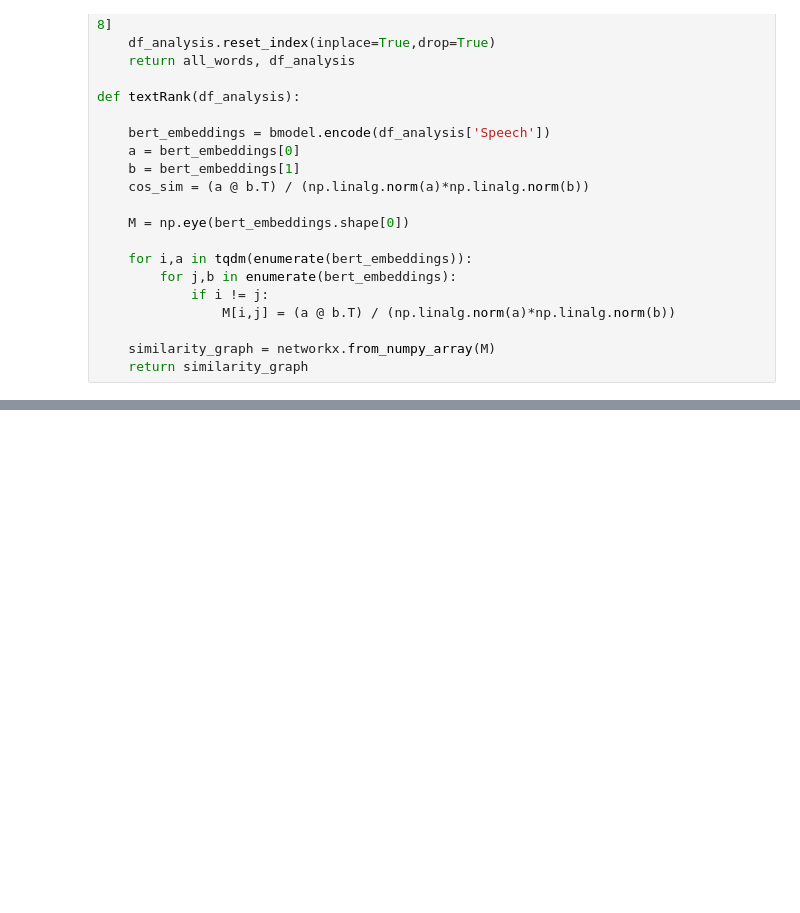
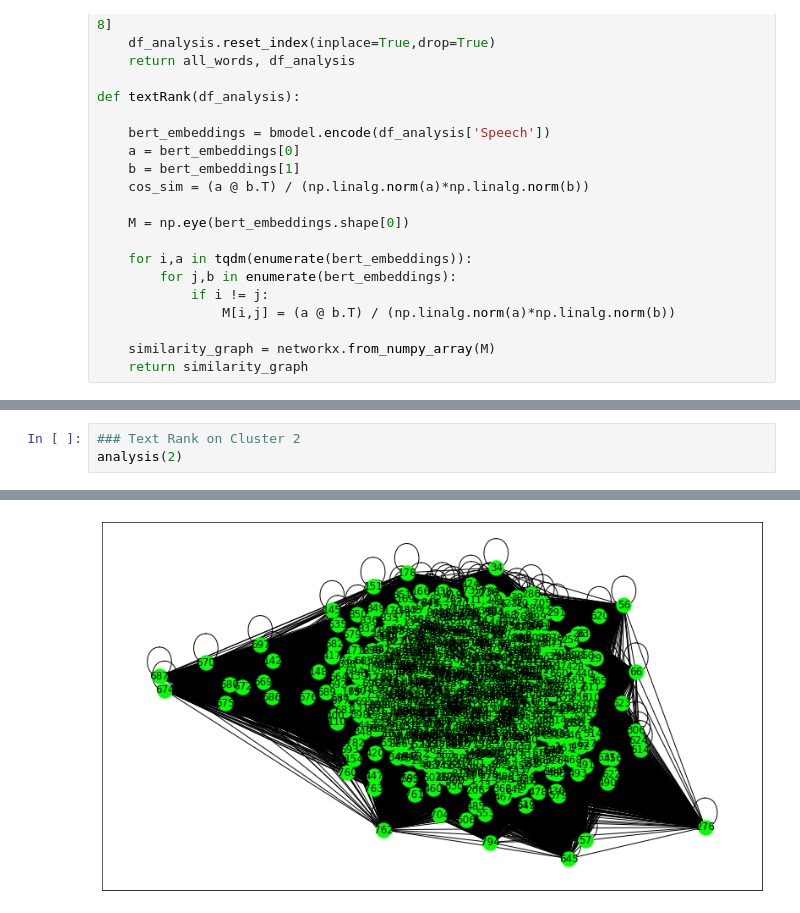
Before and after one commit to meghanshubhatt09/Trump-Speech-Analysis-INFO6105-, a Jupyter notebook: 4. TextRank.ipynb, the cells around one changed output, grey strips where cells are left out. Cells and saved outputs as stored; diff of their text form; blank space fills up the shorter version.

```diff
--- a/4. TextRank.ipynb
+++ b/4. TextRank.ipynb
@@ -83,0 +101,4 @@ Sentence  9
+# %%
+### Text Rank on Cluster 2
+analysis(2)
+# %% [output]
@@ -83,0 +122 @@ Sentence  9
+[figure, added]
```
Also changed, not shown: parts of 13 cells of this notebook, 2 other files.
